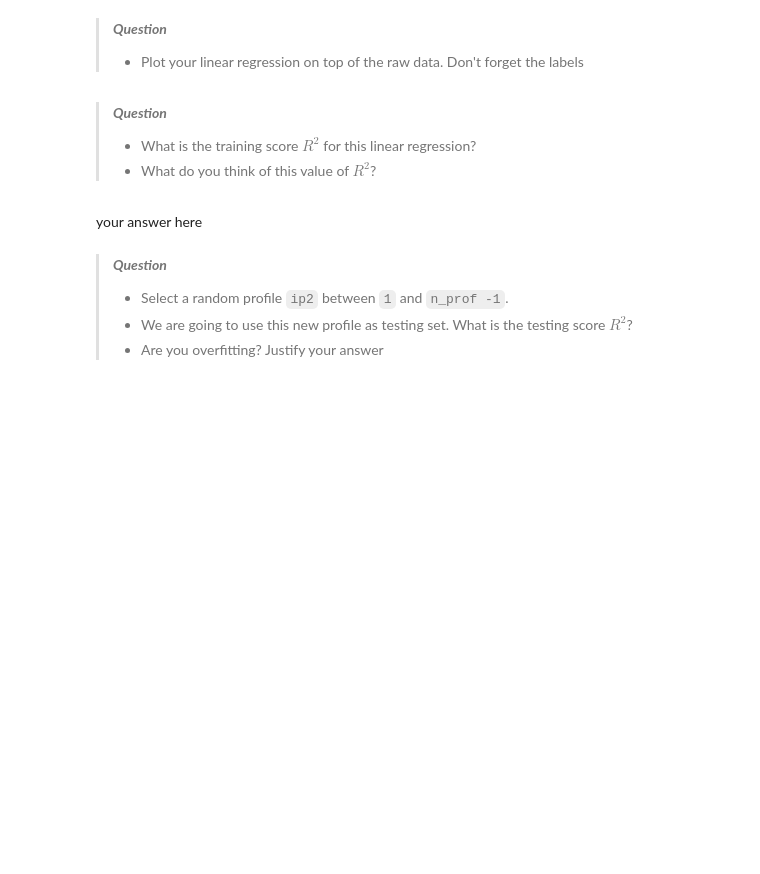
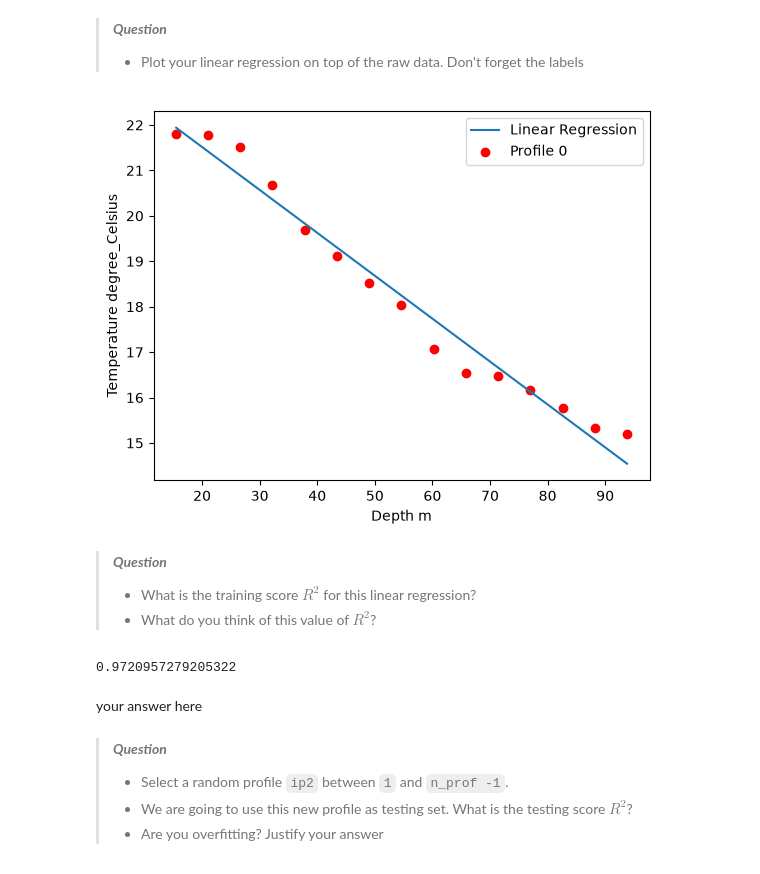
Before and after one commit to holguin2900/MEC-5107-EP-MachineLearning, a Jupyter notebook: 0-moodle/1_tutoriales/04_tutorial_overfitting_underfitting_bias_variance.ipynb, the cells around one changed output. Drawn from its saved outputs; the diff is of its cells as text; code cells hidden in the pictures; blank space fills up the shorter version.

```diff
--- a/0-moodle/1_tutoriales/04_tutorial_overfitting_underfitting_bias_variance.ipynb
+++ b/0-moodle/1_tutoriales/04_tutorial_overfitting_underfitting_bias_variance.ipynb
@@ -106,12 +129,25 @@ ip = 0
 > - Plot your linear regression on top of the raw data. Don't forget the labels
 # %%
 # your answer here
+y_train = reg.predict(X1)
+plt.plot(X1,y_train,label = 'Linear Regression')
+plt.scatter(x_pres[ip,:],y_temp[ip,:],label = f"Profile {ip}", color = 'r')
+plt.xlabel(f"Depth m")
+plt.ylabel(f"Temperature {ds[var_temp].units}")
+plt.legend()
+plt.show()
+# %% [output]
+[figure, added]
 # %% [markdown]
 > ***Question***
 > - What is the training score $R^2$ for this linear regression?
 > - What do you think of this value of $R^2$?
 # %%
 # your answer here
+R2_train = reg.score(X1,y1)
+R2_train
+# %% [output]
+0.9720957279205322
 # %% [markdown]
 your answer here
 # %% [markdown]
```
Also changed, not shown: parts of 15 cells of this notebook.
